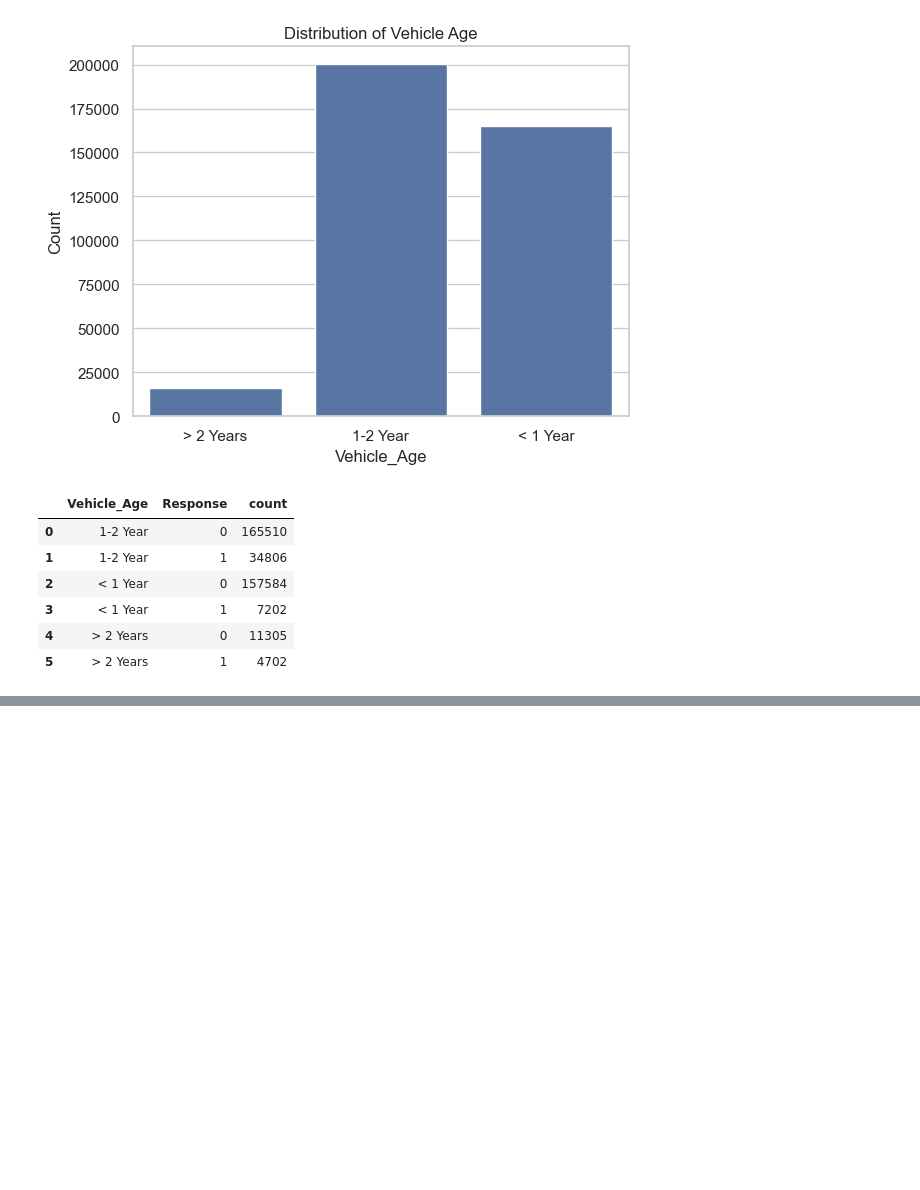
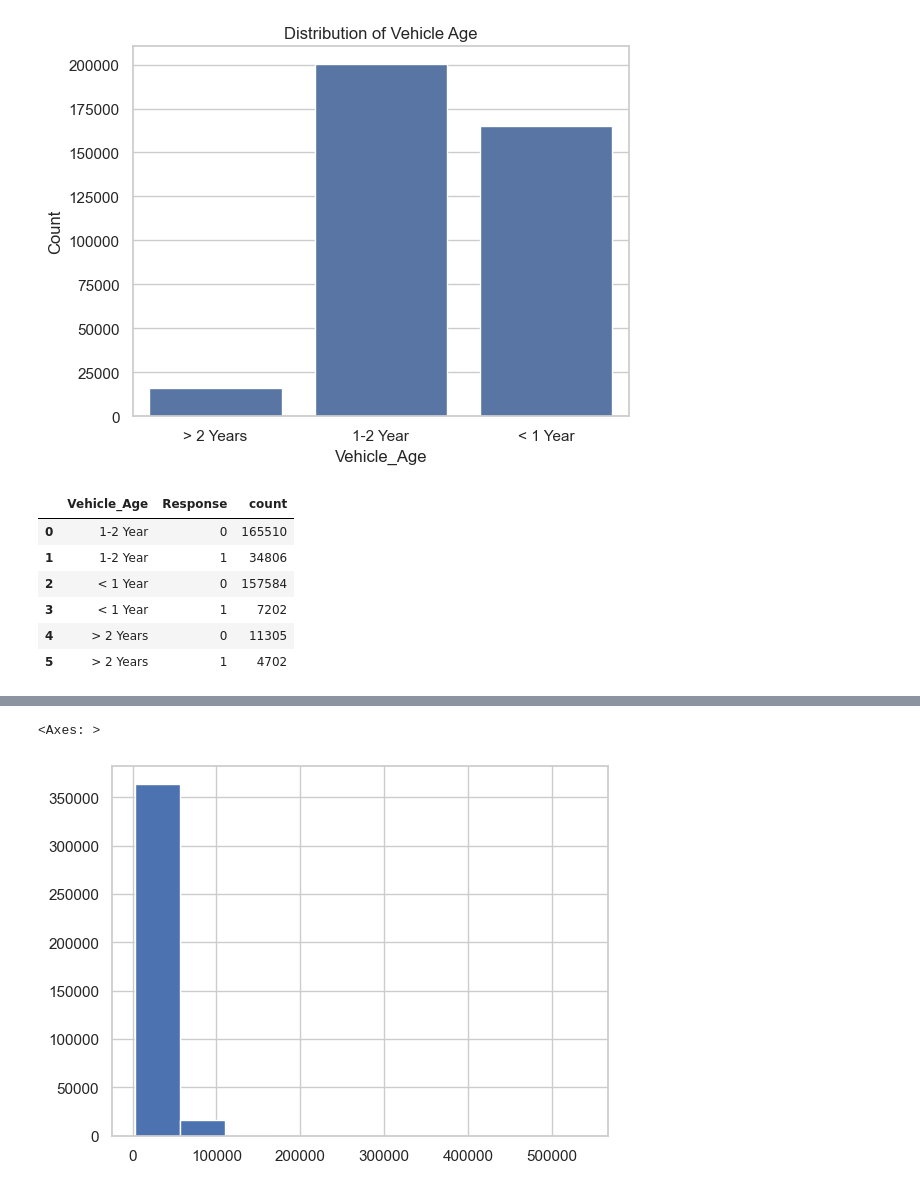
Before and after one commit to dhanushpavann/Vehicle-Insurance-Project, a Jupyter notebook: notebook/exp-notebook.ipynb, the cells around one changed output, grey strips where cells are left out. Cells and saved outputs as stored; diff of their text form; code cells hidden in the pictures; blank space fills up the shorter version.

```diff
--- a/notebook/exp-notebook.ipynb
+++ b/notebook/exp-notebook.ipynb
@@ -191,0 +225,5 @@ data
+# %%
+df['Annual_Premium'].hist(bins=10)
+# %% [output]
+<Axes: >
+[figure, added]
```
Also changed, not shown: parts of 17 cells of this notebook.
